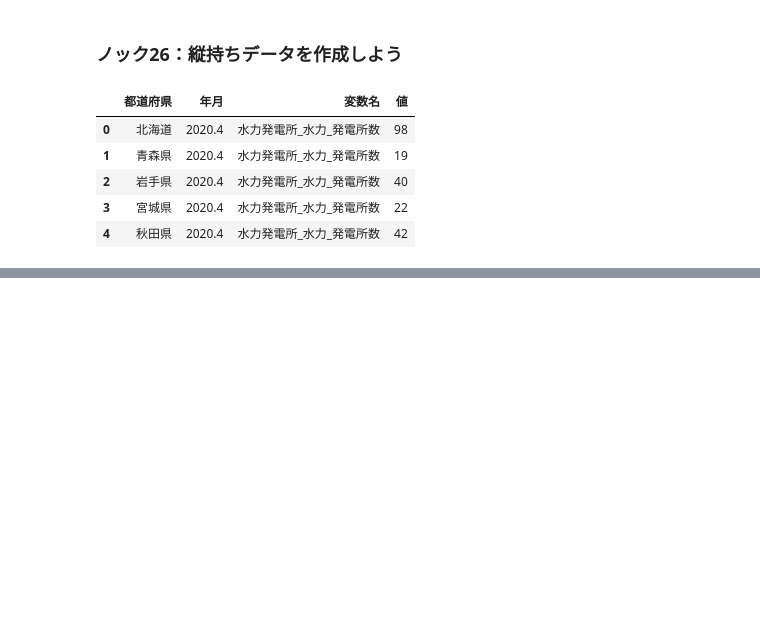
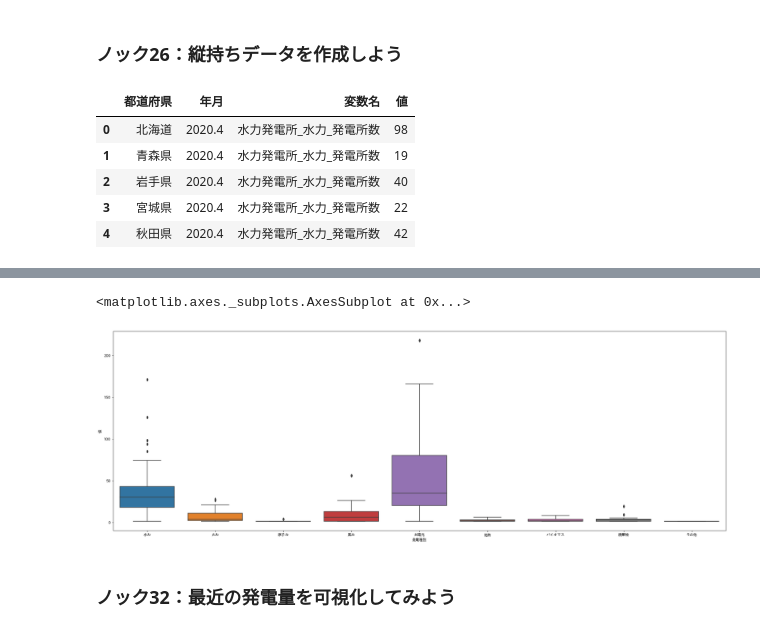
Before and after one commit to TakuroTerui/python_data_processing_100_knock, a Jupyter notebook: 第2章Excelデータを読み込んでみよう.ipynb, the cells around one changed output, grey strips where cells are left out. Drawn from its saved outputs; the diff is of its cells as text; code cells hidden in the pictures; blank space fills up the shorter version.

```diff
--- a/第2章Excelデータを読み込んでみよう.ipynb
+++ b/第2章Excelデータを読み込んでみよう.ipynb
@@ -238,0 +433,8 @@ datas_v.head()
+# %%
+plt.figure(figsize=(30, 10))
+sns.boxplot(x=viz_data['発電種別'], y=viz_data['値'])
+# %% [output]
+<matplotlib.axes._subplots.AxesSubplot at 0x...>
+[figure, added]
+# %% [markdown]
+### ノック32：最近の発電量を可視化してみよう
```
Also changed, not shown: parts of 48 cells of this notebook.
